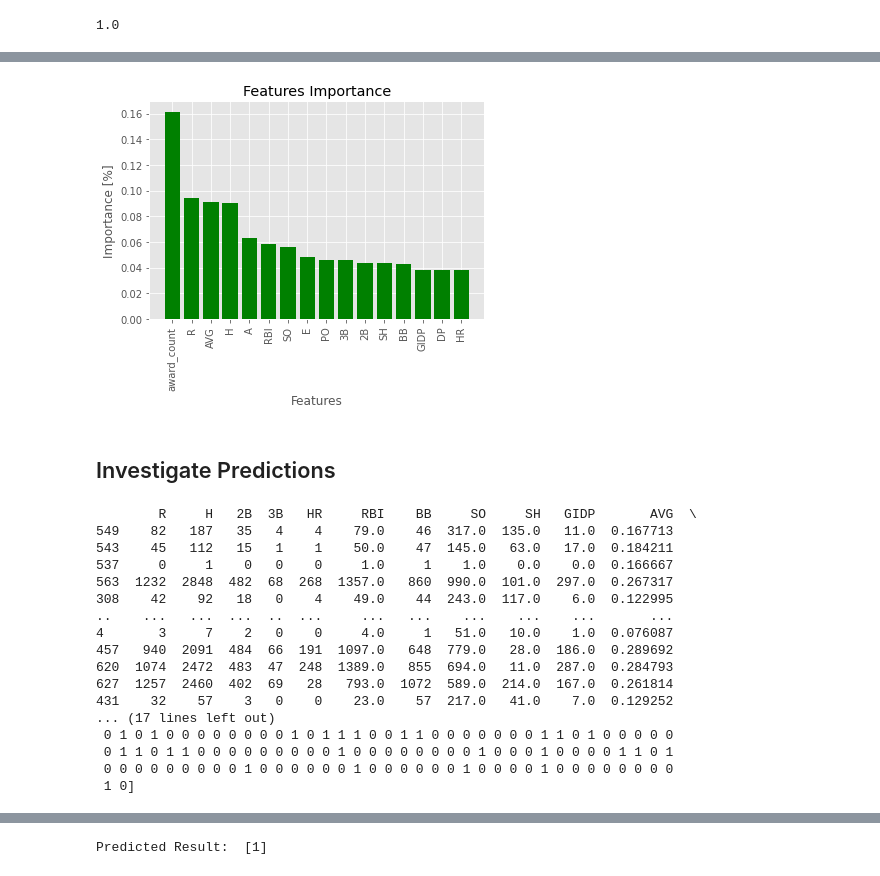
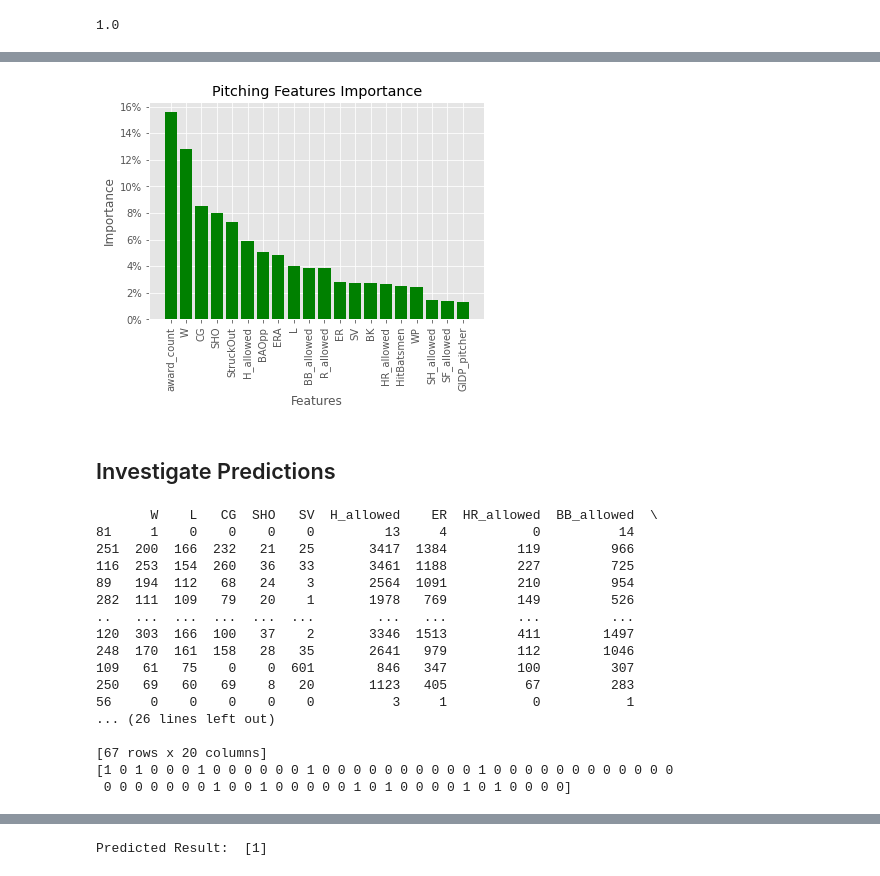
Before and after one commit to arivers444/Project_Finale, a Jupyter notebook: HOF_randomF.ipynb, the cells around one changed output, grey strips where cells are left out. Saved outputs shown, nothing was run; the diff lists cells and outputs as text; code cells hidden in the pictures.

```diff
--- a/HOF_randomF.ipynb
+++ b/HOF_randomF.ipynb
@@ -165,9 +166,9 @@ pitching_df.shape
 
 # COMMENT OUT WHICHEVER YOU DO NOT WANT TO RUN!
 
-df = combined_df
+# df = combined_df
 
-# df = pitching_df
+df = pitching_df
 # %%
 # test conditional to compare / identify df's (for use later in code)
 if df.equals(pitching_df):
@@ -347,38 +287,28 @@ y
 # %%
-
-# DANE'S CODE:
-# %matplotlib inline
-# plt.style.use('ggplot')
-# x = ['R', 'H', '2B', '3B', 'HR', 'RBI', 'BB', 'SO', 'SH', 'AVG', 'PO', 'A', 'E', 'DP', 'award_count']
-# y = importances
-# x_pos = [i for i, _ in enumerate(x)]
-
-# plt.bar(x_pos, importances, color='green')
-# plt.xlabel('Features Importance')
-# plt.show()
-
-# NICK's comments
-# would like to investigate how to auto generate x list instead of manually entering
-# Need to label x ticks
-# would like to reorder, largest to smallest
-
-# TRY THIS CODE:
+# Plot Importances in descending order
 %matplotlib inline
 plt.style.use('ggplot')
 x = [lis[-1] for lis in importances]
 y = [lis[0] for lis in importances]
 x_pos = [i for i, _ in enumerate(x)]
 
 plt.bar(x_pos, y, color='green')
-plt.title('Features Importance')
+if df.equals(combined_df):
+    plt.title('Batting/Fielding Features Importance')
+if df.equals(pitching_df):
+    plt.title('Pitching Features Importance')
 plt.xlabel('Features')
-plt.ylabel('Importance [%]')
+plt.ylabel('Importance')
 
 plt.xticks(x_pos,x,rotation=90,ha='center')
-plt.savefig("analysis/Features.png")
+plt.gca().set_yticklabels(['{:.0f}%'.format(x*100) for x in plt.gca().get_yticks()])
+if df.equals(combined_df):
+    plt.savefig("analysis/Features_Combined.png")
+if df.equals(pitching_df):
+    plt.savefig("analysis/Features_Pitching.png")
 plt.show()
 # %% [output]
-[figure, old version]
+[figure, new version]
 # %% [markdown]
 ## Investigate Predictions
 # %%
@@ -389,23 +319,23 @@ y_pred = clf.predict(X_test)
 print (X_test) #test dataset (without the actual outcome)
 print (y_pred) #predicted values
 # %% [output]
-        R     H   2B  3B   HR     RBI    BB     SO     SH   GIDP       AVG  \
-549    82   187   35   4    4    79.0    46  317.0  135.0   11.0  0.167713
-543    45   112   15   1    1    50.0    47  145.0   63.0   17.0  0.184211
-537     0     1    0   0    0     1.0     1    1.0    0.0    0.0  0.166667
-563  1232  2848  482  68  268  1357.0   860  990.0  101.0  297.0  0.267317
-308    42    92   18   0    4    49.0    44  243.0  117.0    6.0  0.122995
-..    ...   ...  ...  ..  ...     ...   ...    ...    ...    ...       ...
-4       3     7    2   0    0     4.0     1   51.0   10.0    1.0  0.076087
-457   940  2091  484  66  191  1097.0   648  779.0   28.0  186.0  0.289692
-620  1074  2472  483  47  248  1389.0   855  694.0   11.0  287.0  0.284793
-627  1257  2460  402  69   28   793.0  1072  589.0  214.0  167.0  0.261814
-431    32    57    3   0    0    23.0    57  217.0   41.0    7.0  0.129252
-... (17 lines left out)
- 0 1 0 1 0 0 0 0 0 0 0 0 1 0 1 1 1 0 0 1 1 0 0 0 0 0 0 0 1 1 0 1 0 0 0 0 0
- 0 1 1 0 1 1 0 0 0 0 0 0 0 0 0 1 0 0 0 0 0 0 0 0 1 0 0 0 1 0 0 0 0 1 1 0 1
- 0 0 0 0 0 0 0 0 0 1 0 0 0 0 0 0 1 0 0 0 0 0 0 1 0 0 0 0 1 0 0 0 0 0 0 0 0
- 1 0]
+       W    L   CG  SHO   SV  H_allowed    ER  HR_allowed  BB_allowed  \
+81     1    0    0    0    0         13     4           0          14
+251  200  166  232   21   25       3417  1384         119         966
+116  253  154  260   36   33       3461  1188         227         725
+89   194  112   68   24    3       2564  1091         210         954
+282  111  109   79   20    1       1978   769         149         526
+..   ...  ...  ...  ...  ...        ...   ...         ...         ...
+120  303  166  100   37    2       3346  1513         411        1497
+248  170  161  158   28   35       2641   979         112        1046
+109   61   75    0    0  601        846   347         100         307
+250   69   60   69    8   20       1123   405          67         283
+56     0    0    0    0    0          3     1           0           1
+... (26 lines left out)
+
+[67 rows x 20 columns]
+[1 0 1 0 0 0 1 0 0 0 0 0 0 1 0 0 0 0 0 0 0 0 0 0 1 0 0 0 0 0 0 0 0 0 0 0 0
+ 0 0 0 0 0 0 0 1 0 0 1 0 0 0 0 0 1 0 1 0 0 0 0 1 0 1 0 0 0 0]
 # %%
 df2
 # %% [output]
```
Also changed, not shown: parts of 31 cells of this notebook, 13 other files.
